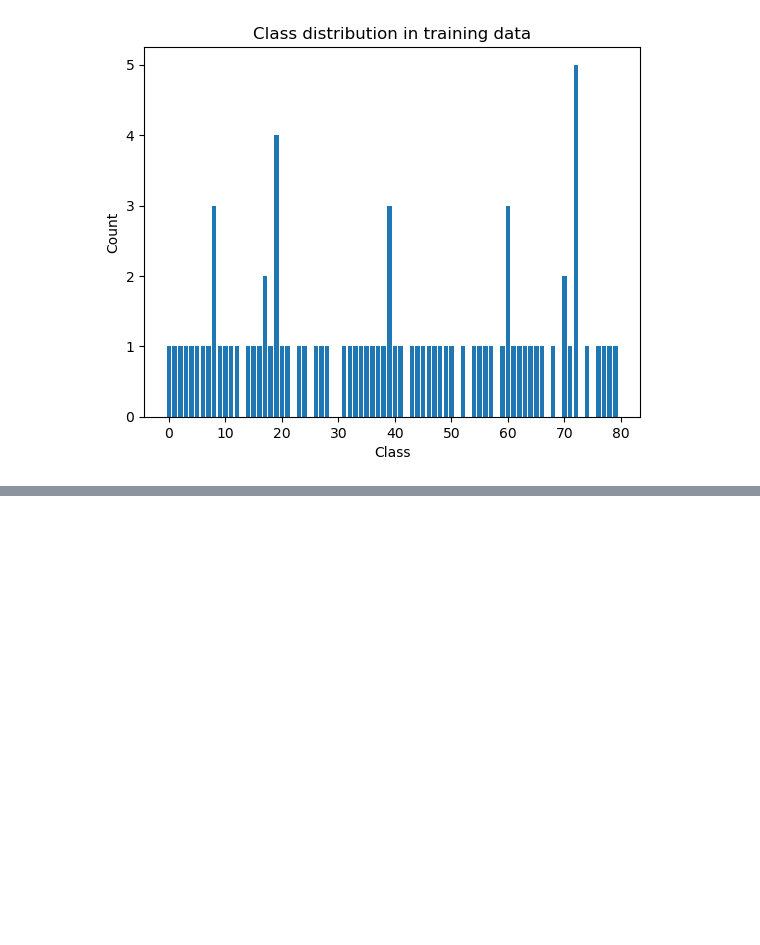
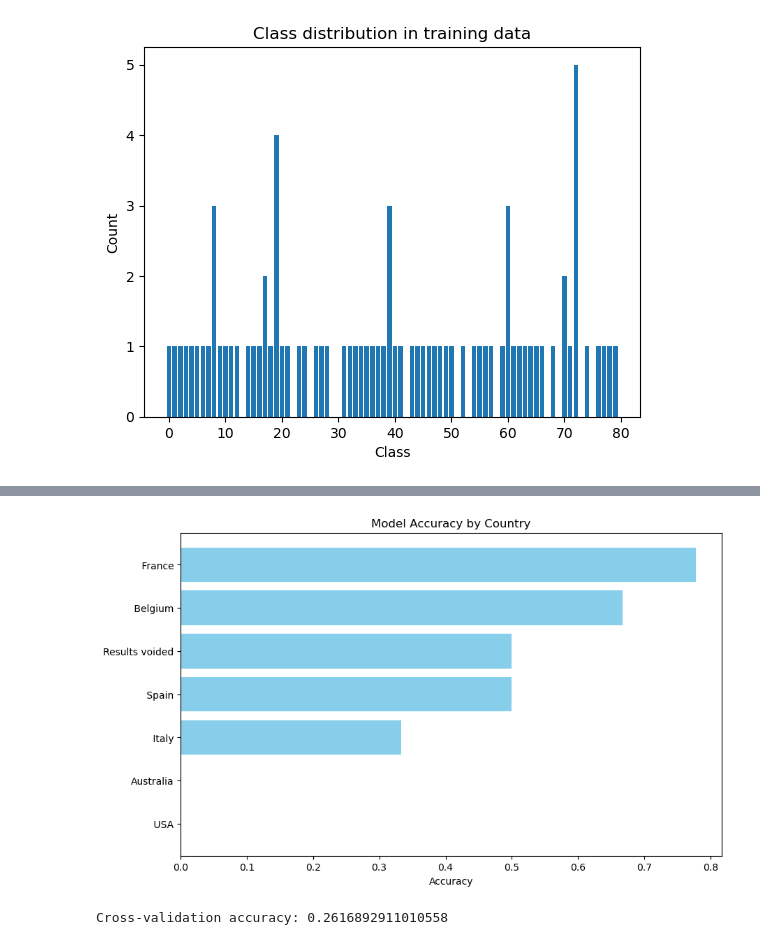
Before and after one commit to begindeveloper/Tour_De_France-Analysis, a Jupyter notebook: tour_de_france_analysis.ipynb, the cells around one changed output, grey strips where cells are left out. Drawn from its saved outputs; the diff is of its cells as text; code cells hidden in the pictures; blank space fills up the shorter version.

```diff
--- a/tour_de_france_analysis.ipynb
+++ b/tour_de_france_analysis.ipynb
@@ -415,0 +425,12 @@ Cross-validation accuracy: 0.15535444947209653
+# %%
+#Compare Accuracy per Country
+# Map labels back to country names
+y_test_labels = le.inverse_transform(y_test)
+y_pred_labels = le.inverse_transform(y_pred)
+
+# Group by true country and compute accuracy per country
+country_accuracy = results.groupby('true').apply(
+    lambda x: (x['true'] == x['pred']).mean()
+).reset_index(name='accuracy').sort_values(by='accuracy', ascending=False)
+
+print(country_accuracy)
@@ -415,0 +446,15 @@ Cross-validation accuracy: 0.15535444947209653
+# %%
+#visualize the accuracy per country
+plt.figure(figsize=(10, 6))
+plt.barh(country_accuracy['true'], country_accuracy['accuracy'], color='skyblue')
+plt.xlabel('Accuracy')
+plt.title('Model Accuracy by Country')
+plt.gca().invert_yaxis()
+plt.show()
+# %% [output]
+[figure, added]
+# %%
+scores = cross_val_score(model, X, y, cv=2)
+print("Cross-validation accuracy:", scores.mean())
+# %% [output]
+Cross-validation accuracy: 0.2616892911010558
```
Also changed, not shown: parts of 6 cells of this notebook.
